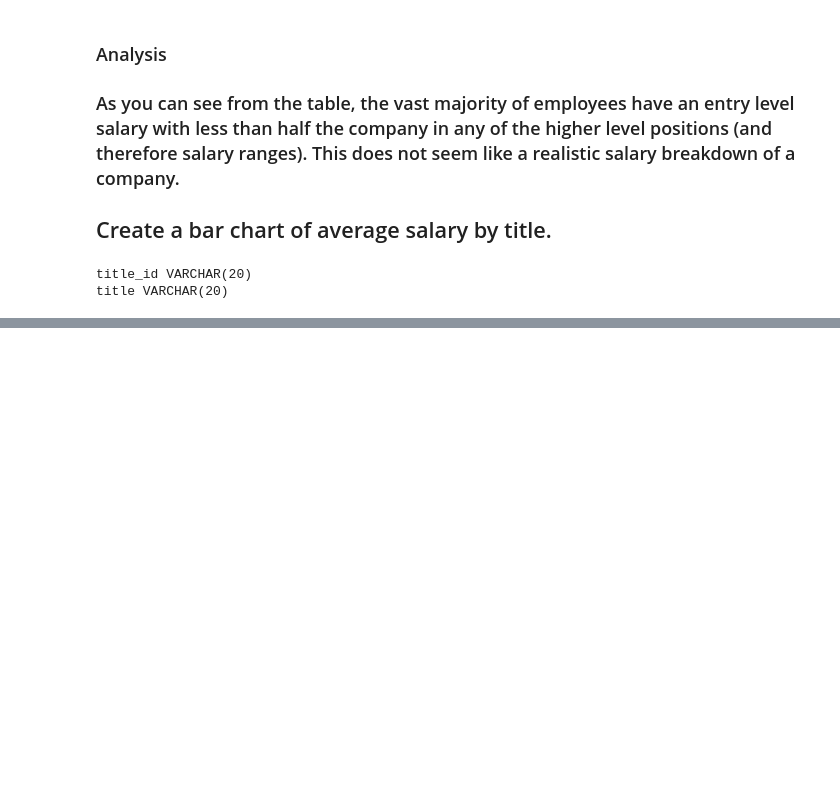
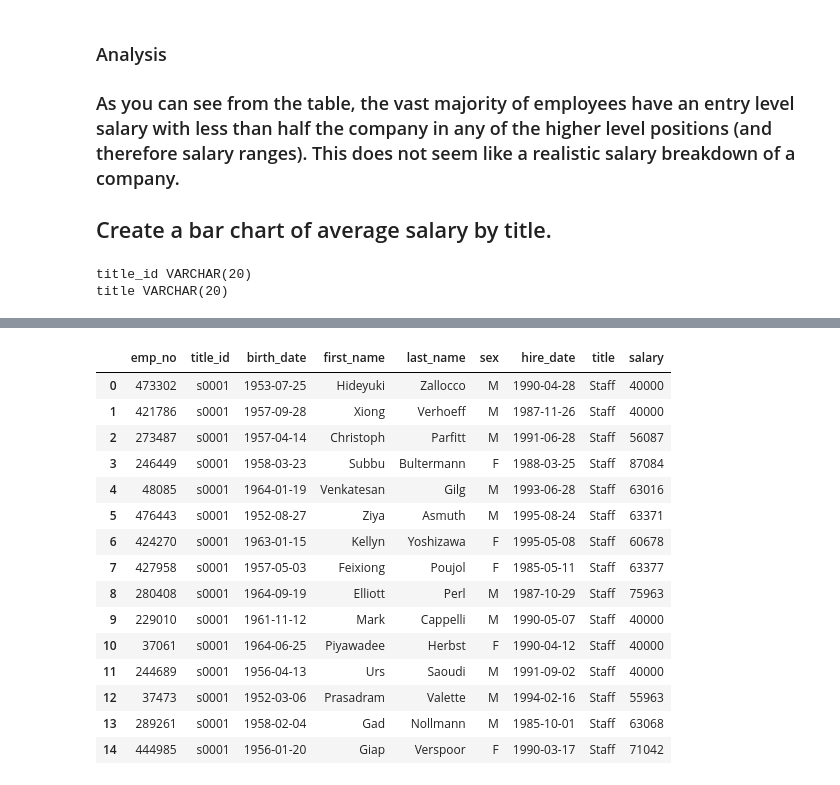
Before and after one commit to pooja0716/sql-challenge, a Jupyter notebook: EmployeeSQL/Bonus.ipynb, the cells around one changed output, grey strips where cells are left out. Saved outputs shown, nothing was run; the diff lists cells and outputs as text; code cells hidden in the pictures; blank space fills up the shorter version.

```diff
--- a/EmployeeSQL/Bonus.ipynb
+++ b/EmployeeSQL/Bonus.ipynb
@@ -87,0 +95,24 @@ hire_date DATE
+# %%
+# Merge employees, title, and salaries tables matching title no in employees_df to title no in titles_df
+# and emp_no in employees_df to emp_no in salaries_df
+
+emp_title_df = pd.merge(employees_df, titles_df, on=['title_id'])
+emp_title_sal_df = pd.merge(emp_title_df, salaries_df, on=['emp_no'])
+emp_title_sal_df.head(15)
+# %% [output]
+|  | emp_no | title_id | birth_date | first_name | last_name | sex | hire_date | title | salary |
+| 0 | 473302 | s0001 | 1953-07-25 | Hideyuki | Zallocco | M | 1990-04-28 | Staff | 40000 |
+| 1 | 421786 | s0001 | 1957-09-28 | Xiong | Verhoeff | M | 1987-11-26 | Staff | 40000 |
+| 2 | 273487 | s0001 | 1957-04-14 | Christoph | Parfitt | M | 1991-06-28 | Staff | 56087 |
+| 3 | 246449 | s0001 | 1958-03-23 | Subbu | Bultermann | F | 1988-03-25 | Staff | 87084 |
+| 4 | 48085 | s0001 | 1964-01-19 | Venkatesan | Gilg | M | 1993-06-28 | Staff | 63016 |
+| 5 | 476443 | s0001 | 1952-08-27 | Ziya | Asmuth | M | 1995-08-24 | Staff | 63371 |
+| 6 | 424270 | s0001 | 1963-01-15 | Kellyn | Yoshizawa | F | 1995-05-08 | Staff | 60678 |
+| 7 | 427958 | s0001 | 1957-05-03 | Feixiong | Poujol | F | 1985-05-11 | Staff | 63377 |
+| 8 | 280408 | s0001 | 1964-09-19 | Elliott | Perl | M | 1987-10-29 | Staff | 75963 |
+| 9 | 229010 | s0001 | 1961-11-12 | Mark | Cappelli | M | 1990-05-07 | Staff | 40000 |
+| 10 | 37061 | s0001 | 1964-06-25 | Piyawadee | Herbst | F | 1990-04-12 | Staff | 40000 |
+| 11 | 244689 | s0001 | 1956-04-13 | Urs | Saoudi | M | 1991-09-02 | Staff | 40000 |
+| 12 | 37473 | s0001 | 1952-03-06 | Prasadram | Valette | M | 1994-02-16 | Staff | 55963 |
+| 13 | 289261 | s0001 | 1958-02-04 | Gad | Nollmann | M | 1985-10-01 | Staff | 63068 |
+| 14 | 444985 | s0001 | 1956-01-20 | Giap | Verspoor | F | 1990-03-17 | Staff | 71042 |
```
Also changed, not shown: parts of 6 cells of this notebook, 3 other files.
